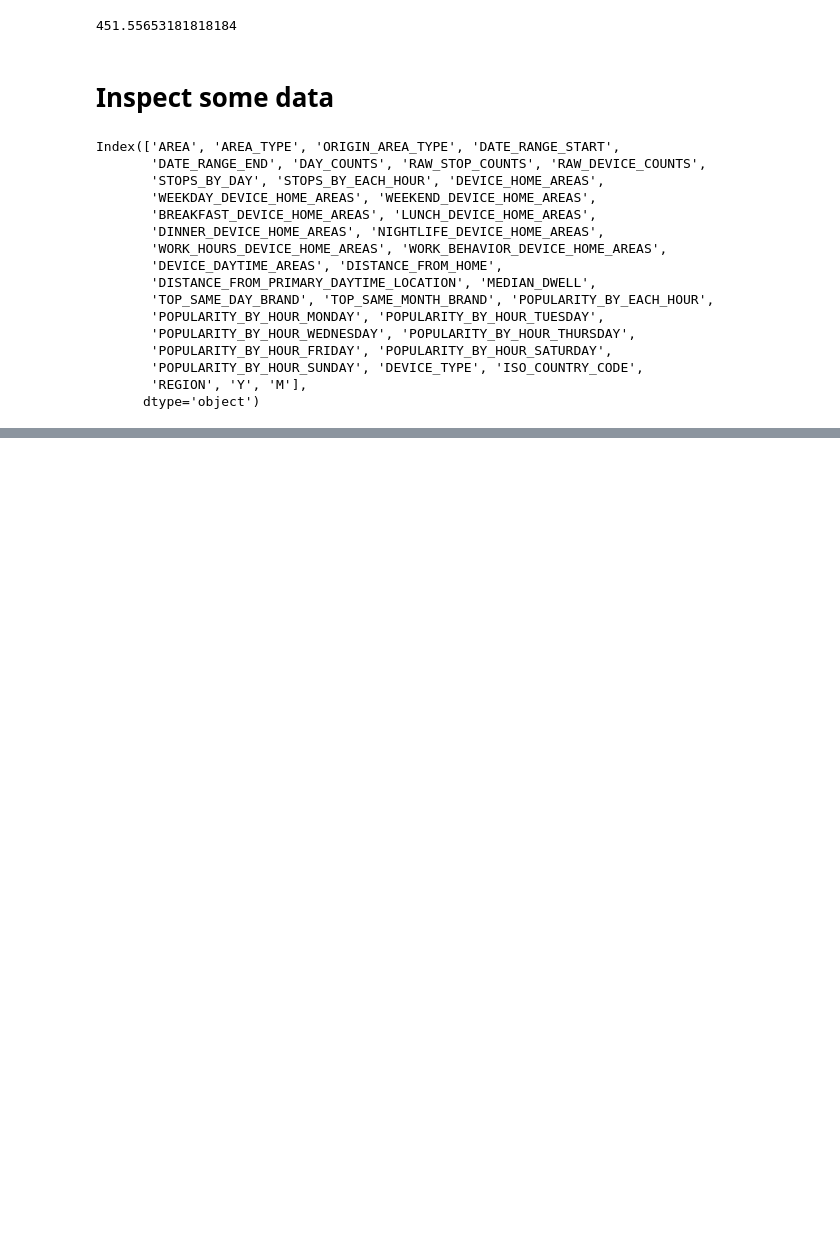
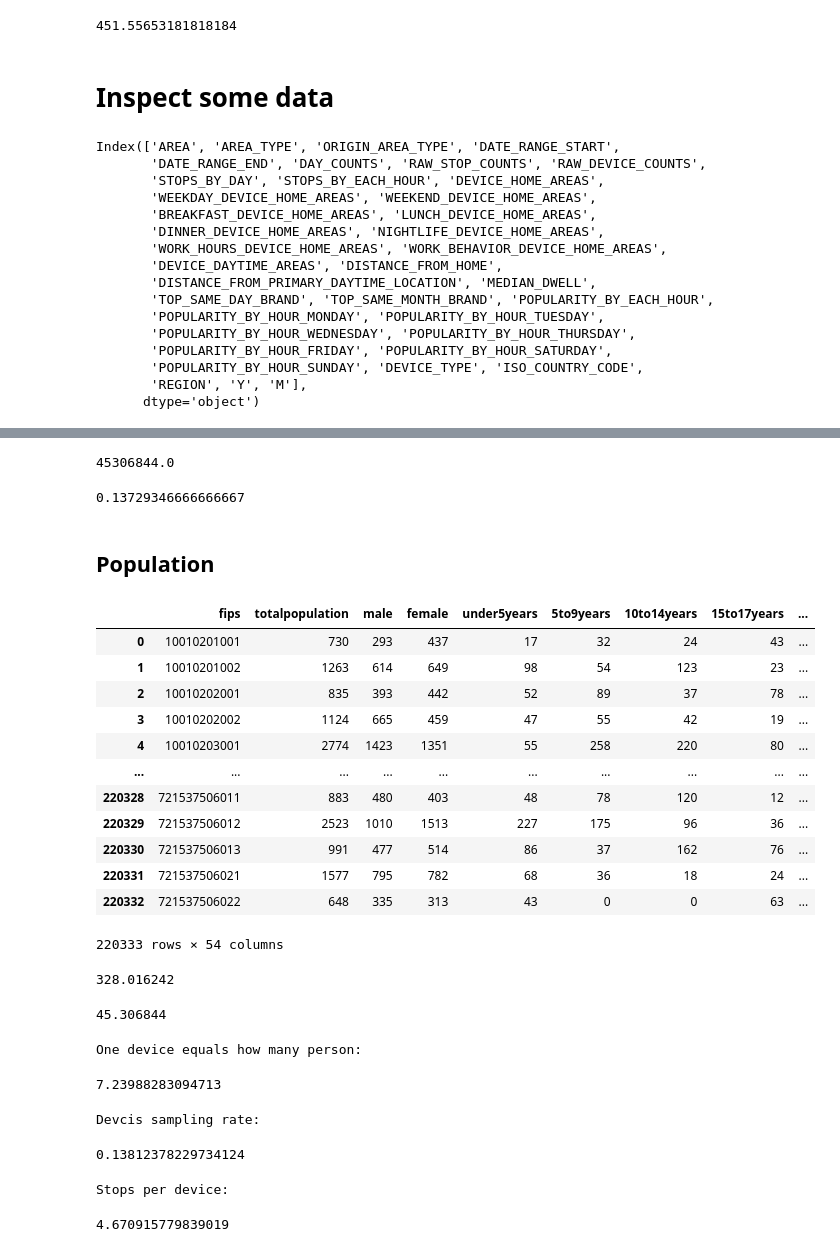
Before and after one commit to gladcolor/hourly_population, a Jupyter notebook: test_module.ipynb, the cells around one changed output, grey strips where cells are left out. Drawn from its saved outputs; the diff is of its cells as text; code cells hidden in the pictures; blank space fills up the shorter version.

```diff
--- a/test_module.ipynb
+++ b/test_module.ipynb
@@ -440,0 +551,55 @@ dtype: float64
+# %%
+month_panel_df['NUMBER_DEVICES_RESIDING'].sum()
+# %% [output]
+45306844.0
+# %%
+month_panel_df['NUMBER_DEVICES_RESIDING'].sum() / 330000000
+# %% [output]
+0.13729346666666667
+# %% [markdown]
+## Population
+# %%
+ACS_file = r"F:\Research\Wild_fire\cbg_acs_2019_county_tract_new20230929_cleaned.csv"
+ACS_df = pd.read_csv(ACS_file)
+ACS_df["CBG_FIPS"] = ACS_df["fips"].astype(str).str.zfill(12)
+ACS_df
+# %% [output]
+|  | fips | totalpopulation | male | female | under5years | 5to9years | 10to14years | 15to17years | ... |
+| 0 | 10010201001 | 730 | 293 | 437 | 17 | 32 | 24 | 43 | ... |
+| 1 | 10010201002 | 1263 | 614 | 649 | 98 | 54 | 123 | 23 | ... |
+| 2 | 10010202001 | 835 | 393 | 442 | 52 | 89 | 37 | 78 | ... |
+| 3 | 10010202002 | 1124 | 665 | 459 | 47 | 55 | 42 | 19 | ... |
+| 4 | 10010203001 | 2774 | 1423 | 1351 | 55 | 258 | 220 | 80 | ... |
+| ... | ... | ... | ... | ... | ... | ... | ... | ... | ... |
+| 220328 | 721537506011 | 883 | 480 | 403 | 48 | 78 | 120 | 12 | ... |
+| 220329 | 721537506012 | 2523 | 1010 | 1513 | 227 | 175 | 96 | 36 | ... |
+| 220330 | 721537506013 | 991 | 477 | 514 | 86 | 37 | 162 | 76 | ... |
+| 220331 | 721537506021 | 1577 | 795 | 782 | 68 | 36 | 18 | 24 | ... |
+| 220332 | 721537506022 | 648 | 335 | 313 | 43 | 0 | 0 | 63 | ... |
+220333 rows × 54 columns
+# %%
+ACS_df['totalpopulation'].sum() / 1000000
+# %% [output]
+328.016242
+# %%
+month_panel_df['NUMBER_DEVICES_RESIDING'].sum()   / 1000000
+# %% [output]
+45.306844
+# %%
+print("One device equals how many person:")
+ACS_df['totalpopulation'].sum() / month_panel_df['NUMBER_DEVICES_RESIDING'].sum()
+# %% [output]
+One device equals how many person:
+7.23988283094713
+# %%
+print("Devcis sampling rate:")
+month_panel_df['NUMBER_DEVICES_RESIDING'].sum() / ACS_df['totalpopulation'].sum()
+# %% [output]
+Devcis sampling rate:
+0.13812378229734124
+# %%
+print("Stops per device:")
+month_df['RAW_STOP_COUNTS'].sum() / month_df['RAW_DEVICE_COUNTS'].sum()
+# %% [output]
+Stops per device:
+4.670915779839019
```
Also changed, not shown: parts of 40 cells of this notebook, 1 other file.
